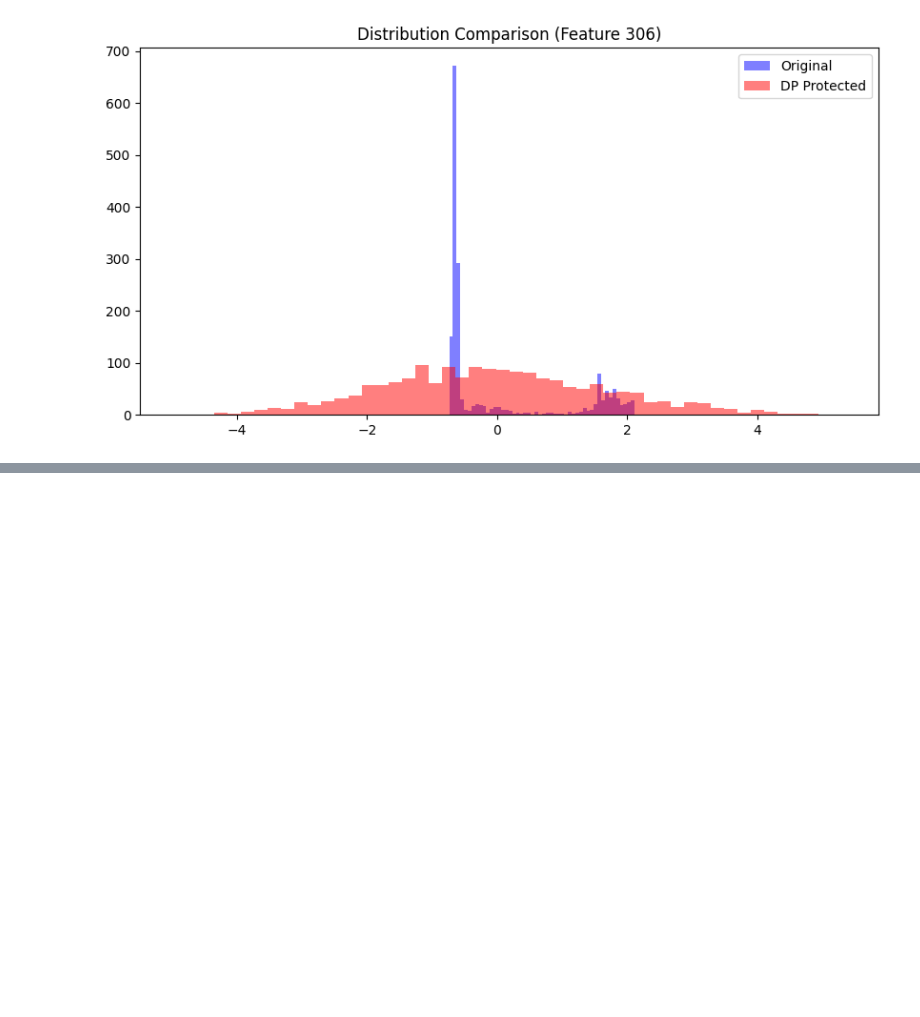
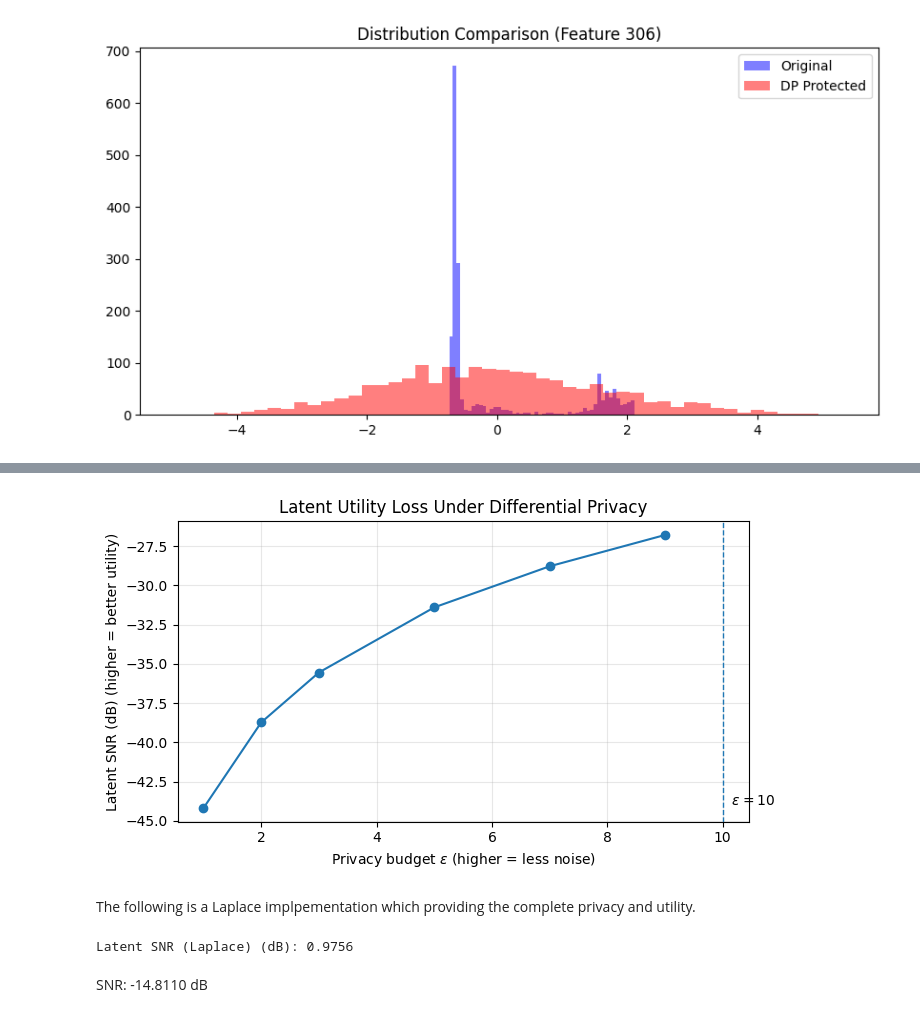
Before and after one commit to emi-emi671/EEG-Anonymization, a Jupyter notebook: Complete_OUS_Gaussian_implementation.ipynb, the cells around one changed output, grey strips where cells are left out. Drawn from its saved outputs; the diff is of its cells as text; code cells hidden in the pictures; blank space fills up the shorter version.

```diff
--- a/Complete_OUS_Gaussian_implementation.ipynb
+++ b/Complete_OUS_Gaussian_implementation.ipynb
@@ -605,0 +791,64 @@ plt.show()
+# %%
+import matplotlib.pyplot as plt
+
+# Your measured results
+epsilons = [9.0, 7.0, 5.0, 3.0, 2.0, 1.0]
+snr_latent = [-26.7890, -28.7832, -31.4006, -35.5505, -38.7327, -44.1877]
+
+# Sort by epsilon (ascending) so the line reads naturally
+pairs = sorted(zip(epsilons, snr_latent))
+epsilons_sorted, snr_sorted = zip(*pairs)
+
+plt.figure(figsize=(7, 4))
+plt.plot(epsilons_sorted, snr_sorted, marker='o', linewidth=1.5)
+
+plt.title("Latent Utility Loss Under Differential Privacy")
+plt.xlabel("Privacy budget $\\epsilon$ (higher = less noise)")
+plt.ylabel("Latent SNR (dB) (higher = better utility)")
+plt.grid(alpha=0.3)
+
+# Optional: mark "common acceptable" threshold
+plt.axvline(10, linestyle='--', linewidth=1)
+plt.text(10, min(snr_sorted), "  $\\epsilon=10$", va='bottom')
+
+plt.tight_layout()
+plt.show()
+# %% [output]
+[figure, added]
+# %% [markdown]
+The following is a Laplace implpementation which providing the complete privacy and utility.
+# %%
+from diffprivlib.mechanisms import Laplace
+
+# --- 1. Reduce to just 1 or 2 components ---
+# Spreading epsilon thin is our enemy. Let's focus on the #1 strongest signal.
+n_components = 1
+pca = PCA(n_components=n_components)
+X_pca = pca.fit_transform(X_clamped)
+
+scaler = StandardScaler()
+X_scaled = scaler.fit_transform(X_pca)
+
+# --- 2. Switch to Laplace Mechanism ---
+# Laplace usually provides better Utility (SNR) than Gaussian for small epsilon
+epsilon = 6.0
+# Sensitivity for Standardized data is usually the range between max and min
+sensitivity = np.max(X_scaled) - np.min(X_scaled)
+
+mechanism = Laplace(epsilon=epsilon, sensitivity=sensitivity)
+
+# --- 3. Apply Noise ---
+X_dp_scaled = np.zeros_like(X_scaled)
+for i in range(X_scaled.shape[0]):
+    X_dp_scaled[i, 0] = mechanism.randomise(X_scaled[i, 0])
+
+# --- 4. Re-measure Latent SNR ---
+mse_latent = np.mean((X_scaled - X_dp_scaled)**2)
+signal_power_latent = np.mean(X_scaled**2)
+snr_latent = 10 * np.log10(signal_power_latent / mse_latent)
+
+print(f"Latent SNR (Laplace) (dB): {snr_latent:.4f}")
+# %% [output]
+Latent SNR (Laplace) (dB): 0.9756
+# %% [markdown]
+SNR: -14.8110 dB
```
Also changed, not shown: parts of 15 cells of this notebook.
